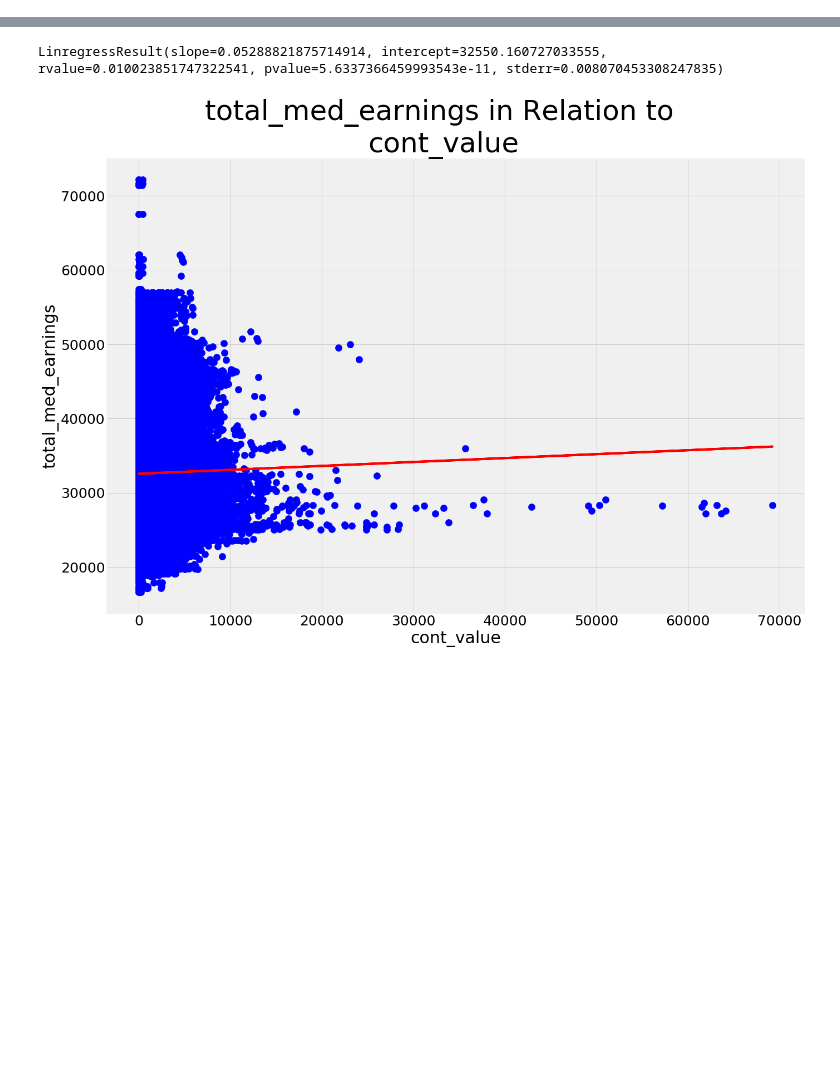
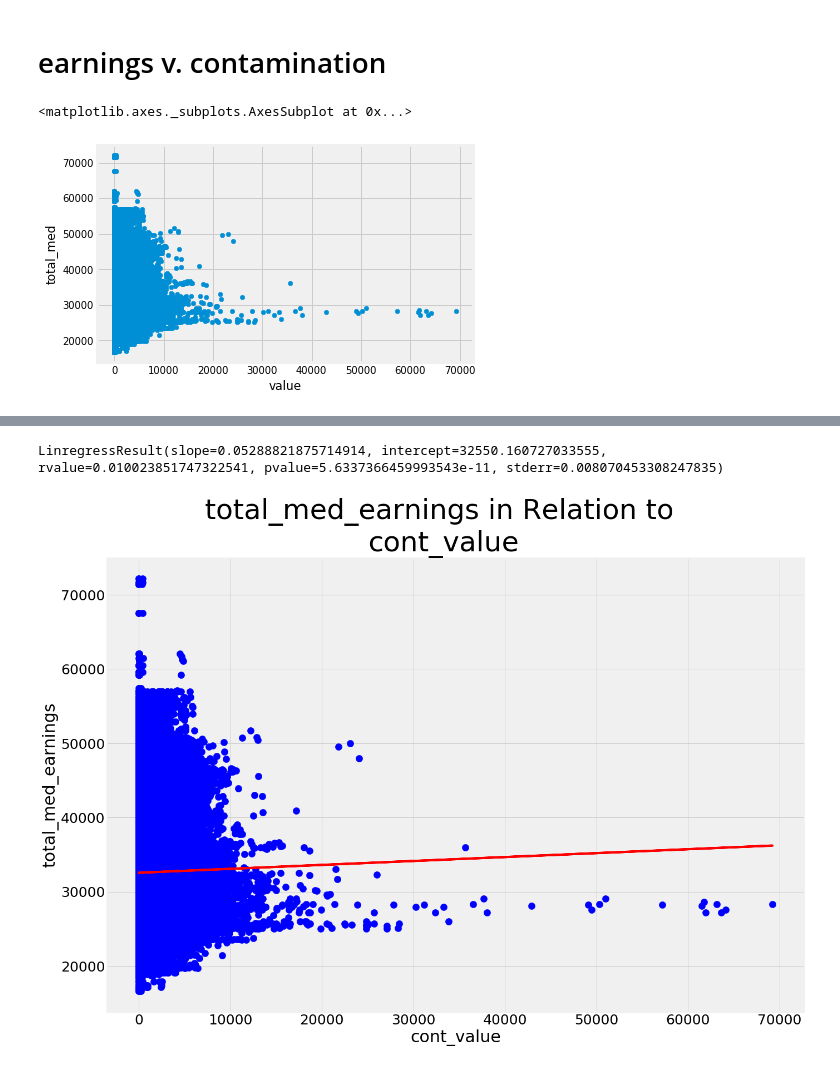
Before and after one commit to nprasad2021/water_quality, a Jupyter notebook: eda.ipynb, the cells around one changed output, grey strips where cells are left out. Saved outputs shown, nothing was run; the diff lists cells and outputs as text; code cells hidden in the pictures; blank space fills up the shorter version.

```diff
--- a/eda.ipynb
+++ b/eda.ipynb
@@ -23,2 +25,6 @@ earnings = pd.read_csv("earnings_processed.csv")
 industry_occupation = pd.read_csv("industry_occupation_processed.csv")
 water_usage = pd.read_csv("water_usage_processed.csv")
+# %%
+chemicals=chemicals[["fips", "year", "contaminant_level", "chemical_species", "value"]]
+# %%
+earnings = earnings[["fips", "year", "total_med", "total_agri_fish_mine", "manufacturing"]]
@@ -24,0 +35,9 @@ water_usage = pd.read_csv("water_usage_processed.csv")
+# %% [markdown]
+# earnings v. contamination
+# %%
+combined = join_two_datasets(chemicals, earnings, ['fips','year'])
+# %%
+combined.plot.scatter(x="value", y = "total_med")
+# %% [output]
+<matplotlib.axes._subplots.AxesSubplot at 0x...>
+[figure, added]
```
Also changed, not shown: parts of 34 cells of this notebook.
